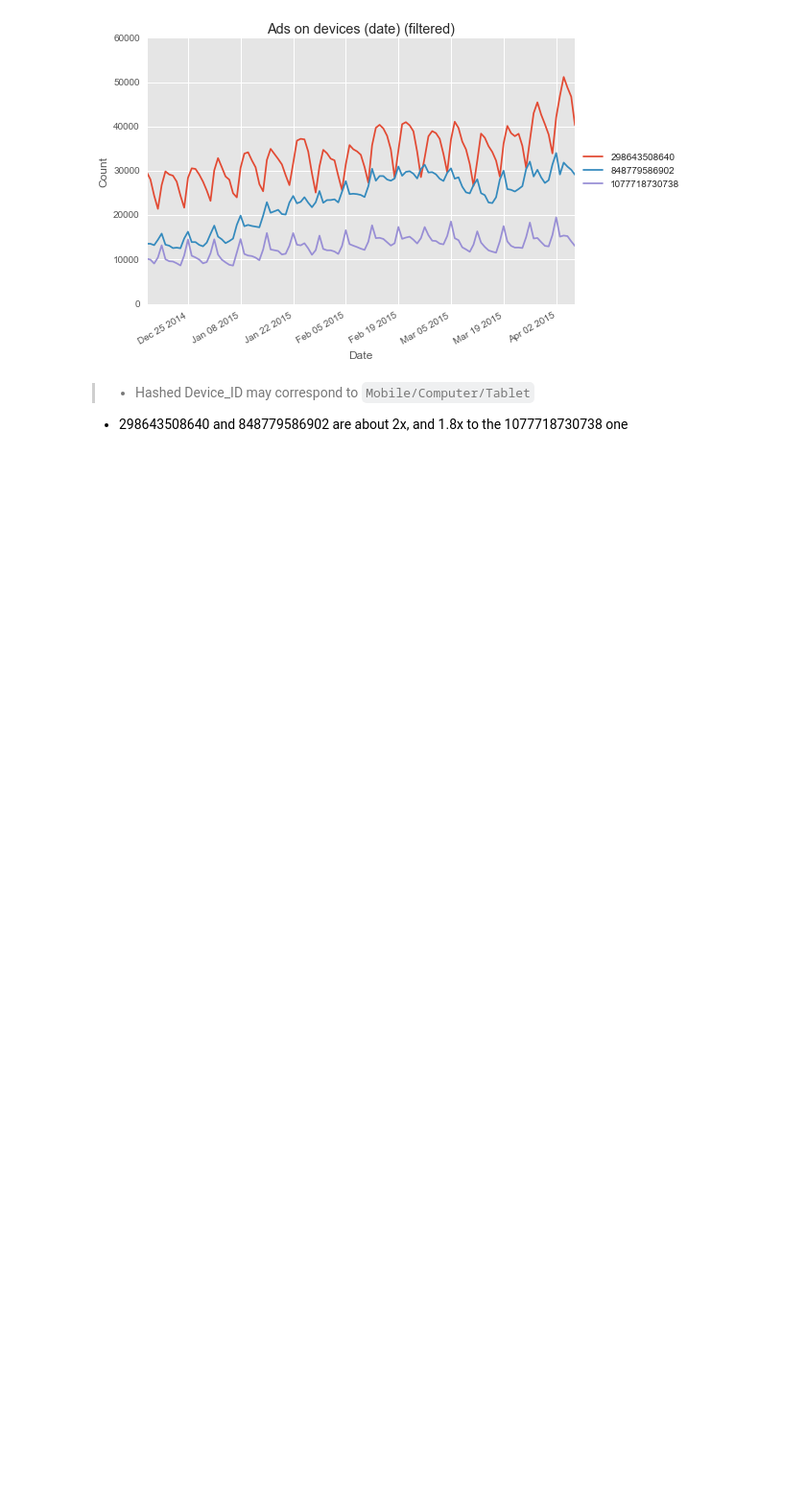
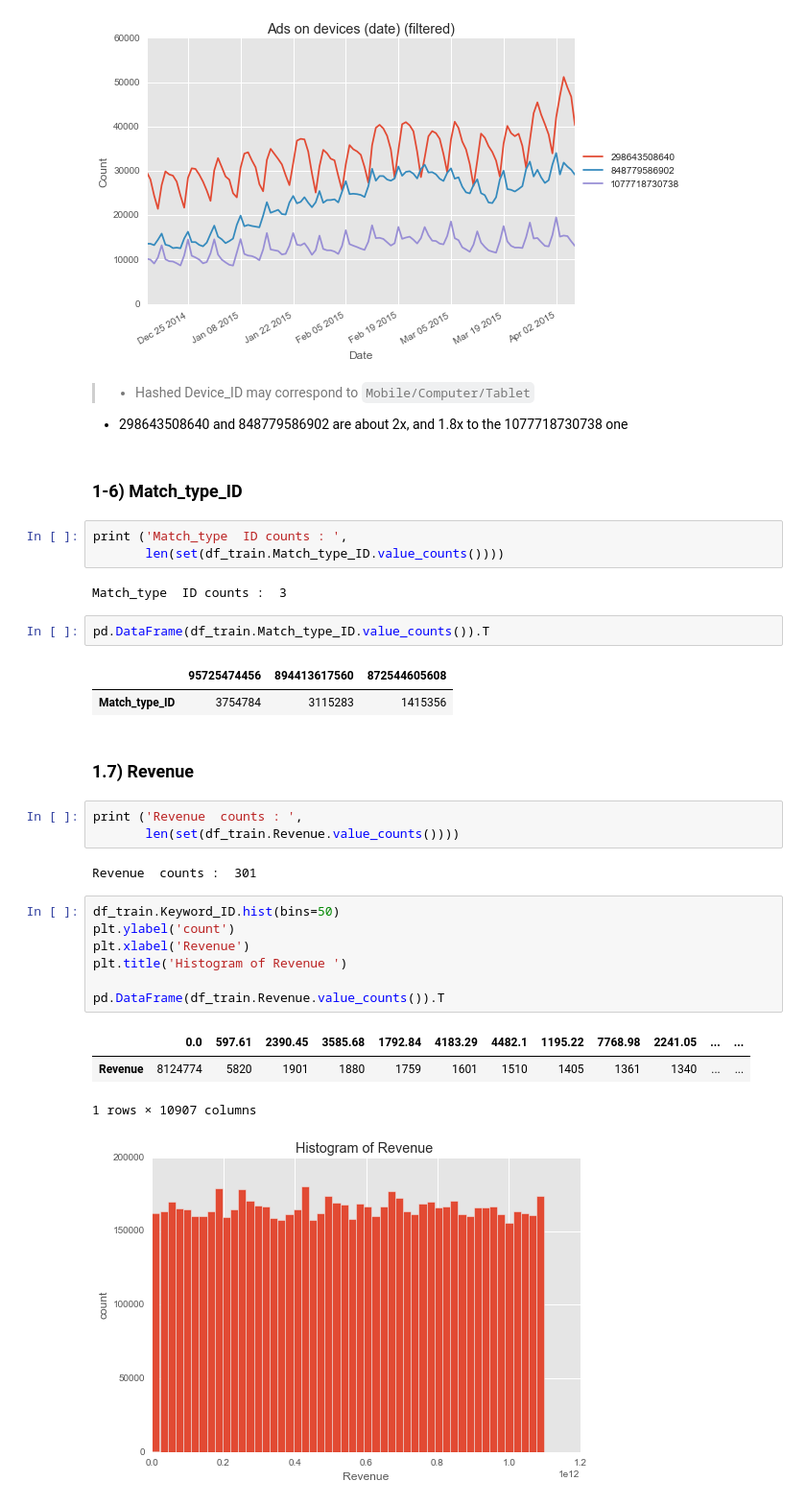
Before and after one commit to yennanliu/analysis, a Jupyter notebook: GY_guide/G_Y_Guide_EDA_final.ipynb, the cells around one changed output. Shown: that part at 96% size. Drawn from its saved outputs; the diff is of its cells as text; blank space fills up the shorter version.

```diff
--- a/GY_guide/G_Y_Guide_EDA_final.ipynb
+++ b/GY_guide/G_Y_Guide_EDA_final.ipynb
@@ -343,3 +343,34 @@ plt.title('Ads on devices (date) (filtered)')
 # %% [markdown]
 > - Hashed Device_ID may correspond to `Mobile/Computer/Tablet`
 - 298643508640 and 848779586902 are about 2x, and 1.8x to the 1077718730738 one
+# %% [markdown]
+### 1-6)  Match_type_ID
+# %%
+print ('Match_type  ID counts : ',
+       len(set(df_train.Match_type_ID.value_counts())))
+# %% [output]
+Match_type  ID counts :  3
+# %%
+pd.DataFrame(df_train.Match_type_ID.value_counts()).T
+# %% [output]
+|  | 95725474456 | 894413617560 | 872544605608 |
+| Match_type_ID | 3754784 | 3115283 | 1415356 |
+# %% [markdown]
+### 1.7)  Revenue
+# %%
+print ('Revenue  counts : ',
+       len(set(df_train.Revenue.value_counts())))
+# %% [output]
+Revenue  counts :  301
+# %%
+df_train.Keyword_ID.hist(bins=50)
+plt.ylabel('count')
+plt.xlabel('Revenue')
+plt.title('Histogram of Revenue ')
+
+pd.DataFrame(df_train.Revenue.value_counts()).T
+# %% [output]
+|  | 0.0 | 597.61 | 2390.45 | 3585.68 | 1792.84 | 4183.29 | 4482.1 | 1195.22 | 7768.98 | 2241.05 | ... | ... |
+| Revenue | 8124774 | 5820 | 1901 | 1880 | 1759 | 1601 | 1510 | 1405 | 1361 | 1340 | ... | ... |
+1 rows × 10907 columns
+[figure, added]
```
Also changed, not shown: parts of 11 cells of this notebook.
